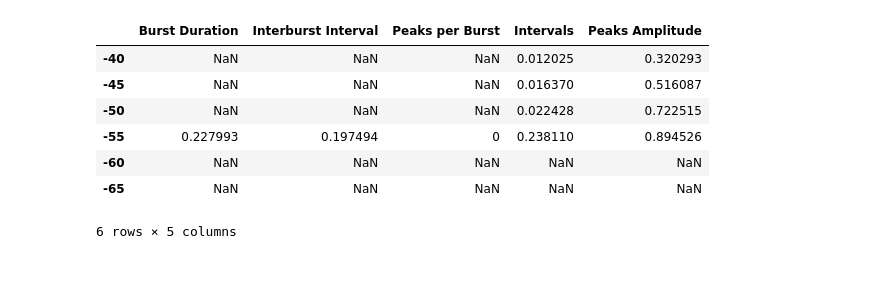
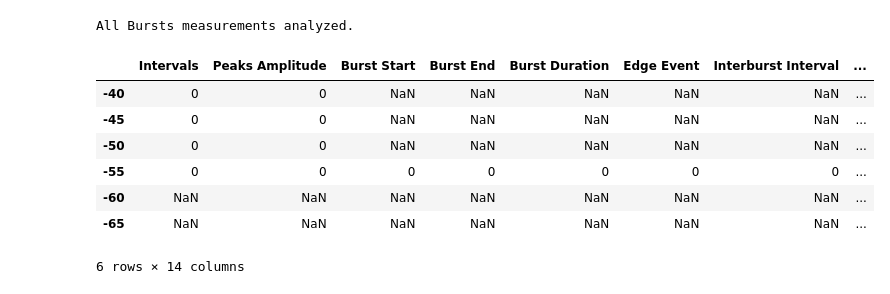
Before and after one commit to aedobyns/lab, a Jupyter notebook: Kitchen Sink-Bass.ipynb, the cells around one changed output. Drawn from its saved outputs; the diff is of its cells as text; code cells hidden in the pictures.

```diff
--- a/Kitchen Sink-Bass.ipynb
+++ b/Kitchen Sink-Bass.ipynb
@@ -2148,7 +14,7 @@ Results ={}
 Settings['folder']= "/Users/abigaildobyns/Desktop/Neuron Modeling/morgan voltage data"
 Settings['Output Folder'] = "/Users/abigaildobyns/Desktop/Neuron Modeling/morgan voltage data/IP0_9"
 Settings['Label'] = 'voltage-TBModel-sec1320-eL-IP0_9.txt'
-Settings['File Type'] = 'Morgan' #'LCPro', 'ImageJ', 'SIMA', or 'Plain', 'Morgan'
+Settings['File Type'] = 'Morgan' #'LCPro', 'ImageJ', 'SIMA', 'Plain', 'Morgan'
 Settings['Milliseconds'] = True
 
 #transformation Settings
@@ -2187,7 +53,7 @@ Settings['Threshold']= -40 #linear: proportion of baseline.
                            #rolling, linear ammount grater than rolling baseline at each time point.
 
 #Outputs
-Settings['Generate Graphs'] = True #create and save the fancy graph outputs
+Settings['Generate Graphs'] = False #create and save the fancy graph outputs
 Settings['Graph LCpro events'] = False
 ############################################################################################
 # %%
@@ -2285,16 +181,17 @@ average_measurement_plot(event_type, meas,Results)
 raster(Results)
 # %%
 #Histogram Entropy
-event_type = 'Peaks'
-meas = 'Peaks Amplitude'
-histent_wrapper(event_type, meas, Settings, Results)
+event_type = 'Bursts'
+meas = 'all'
+Results = histent_wrapper(event_type, meas, Data, Settings, Results)
 Results['Histogram Entropy']
 # %% [output]
+All Bursts measurements analyzed.
-|  | Burst Duration | Interburst Interval | Peaks per Burst | Intervals | Peaks Amplitude |
-| -40 | NaN | NaN | NaN | 0.012025 | 0.320293 |
-| -45 | NaN | NaN | NaN | 0.016370 | 0.516087 |
-| -50 | NaN | NaN | NaN | 0.022428 | 0.722515 |
-| -55 | 0.227993 | 0.197494 | 0 | 0.238110 | 0.894526 |
-| -60 | NaN | NaN | NaN | NaN | NaN |
-| -65 | NaN | NaN | NaN | NaN | NaN |
+|  | Intervals | Peaks Amplitude | Burst Start | Burst End | Burst Duration | Edge Event | Interburst Interval | ... |
+| -40 | 0 | 0 | NaN | NaN | NaN | NaN | NaN | ... |
+| -45 | 0 | 0 | NaN | NaN | NaN | NaN | NaN | ... |
+| -50 | 0 | 0 | NaN | NaN | NaN | NaN | NaN | ... |
+| -55 | 0 | 0 | 0 | 0 | 0 | 0 | 0 | ... |
+| -60 | NaN | NaN | NaN | NaN | NaN | NaN | NaN | ... |
+| -65 | NaN | NaN | NaN | NaN | NaN | NaN | NaN | ... |
-6 rows × 5 columns
+6 rows × 14 columns
```
Also changed, not shown: parts of 15 cells of this notebook.
